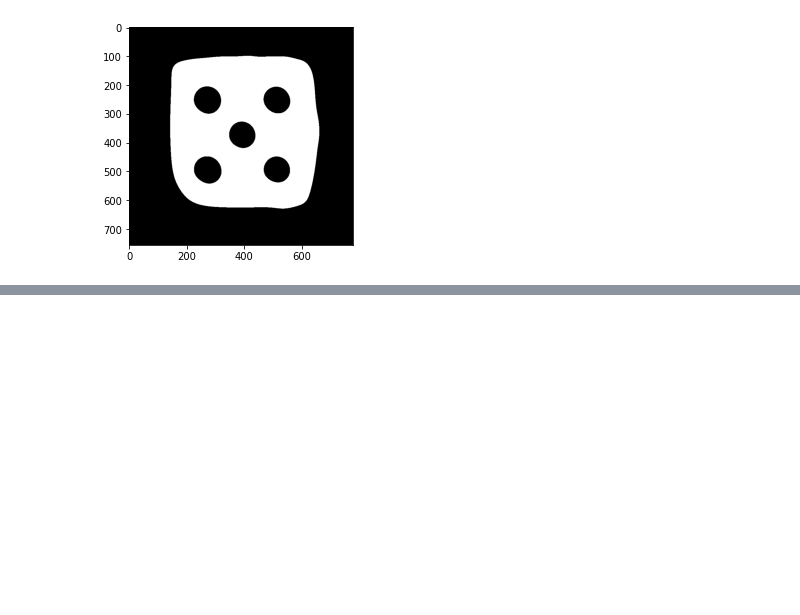
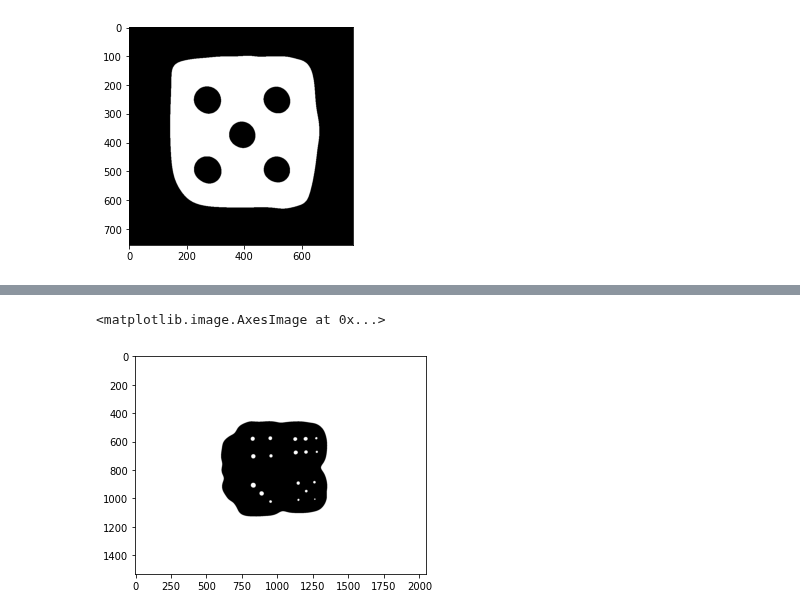
Before and after one commit to feliksczart/kck, a Jupyter notebook: Projekt/src/main.ipynb, the cells around one changed output, grey strips where cells are left out. Drawn from its saved outputs; the diff is of its cells as text; code cells hidden in the pictures; blank space fills up the shorter version.

```diff
--- a/Projekt/src/main.ipynb
+++ b/Projekt/src/main.ipynb
@@ -51,0 +80,9 @@ plt.imshow(latwe0, cmap='gray')
+# %%
+blur = skimage.filters.gaussian(projekt1_grayscale, sigma=20)
+thresh = skimage.filters.threshold_otsu(blur)
+mask = (blur > thresh)
+projekt1_normalized = mask.astype(np.uint8)
+plt.imshow(projekt1_normalized, cmap='gray')
+# %% [output]
+<matplotlib.image.AxesImage at 0x...>
+[figure, added]
```
Also changed, not shown: parts of 8 cells of this notebook.
